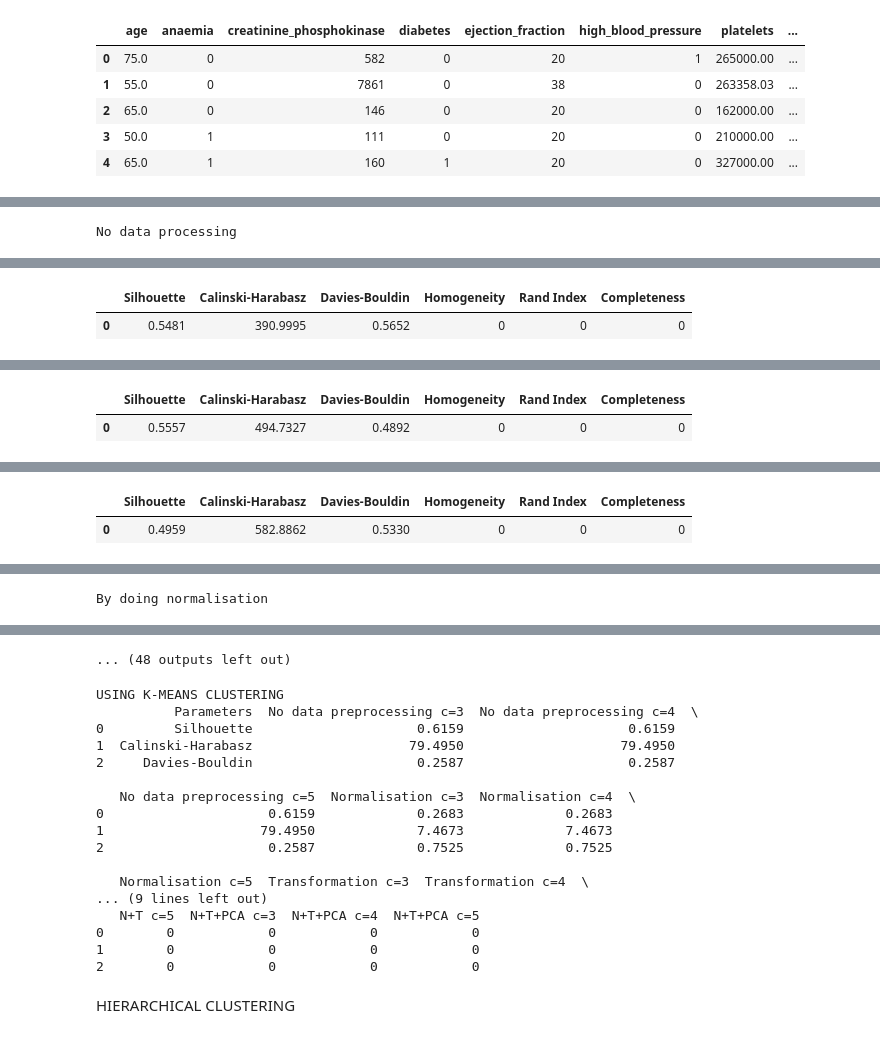
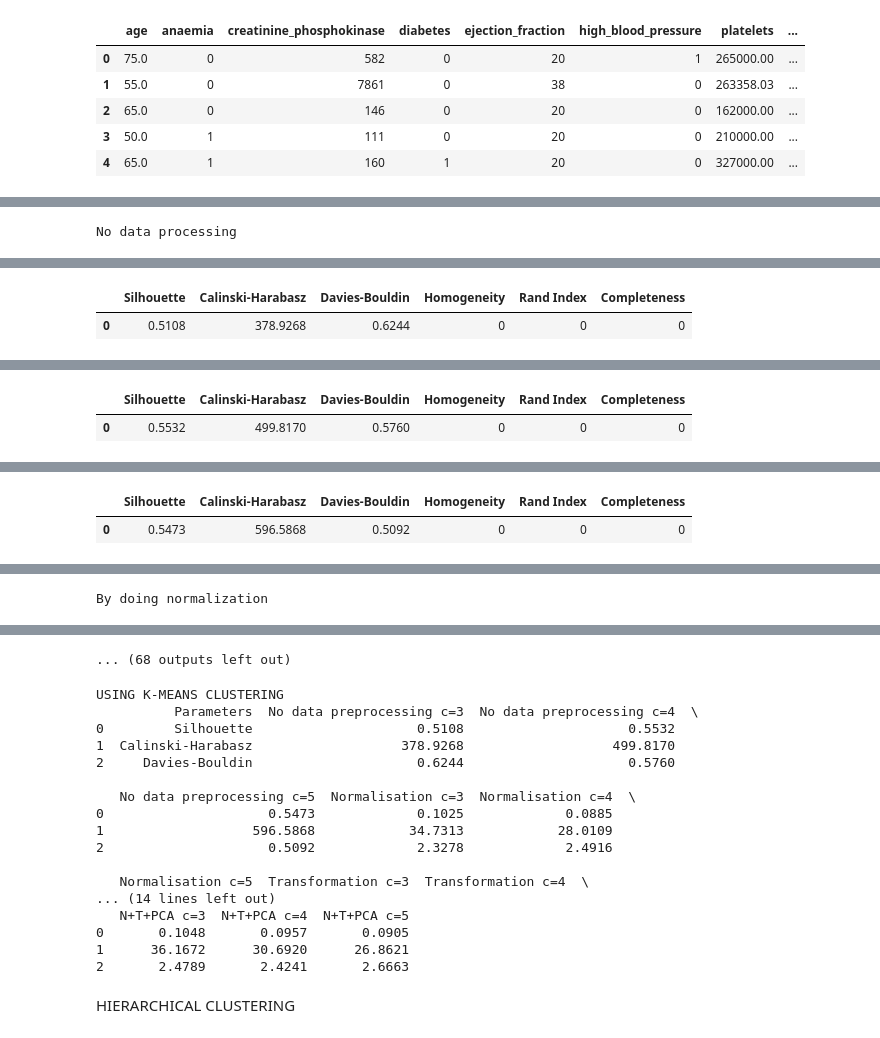
Before and after one commit to arushi-midha/clustering_analysis, a Jupyter notebook: clustering_analysis.ipynb, the cells around one changed output, grey strips where cells are left out. Saved outputs shown, nothing was run; the diff lists cells and outputs as text; code cells hidden in the pictures.

```diff
--- a/clustering_analysis.ipynb
+++ b/clustering_analysis.ipynb
@@ -70,49 +52,55 @@ def run_clustering():
 # %%
 print("No data processing")
 run_clustering()
 
-print("By doing normalisation")
-normalisation = setup(data=mydataset,normalize = True, normalize_method = 'zscore', verbose=False)
+print("By doing normalization")
+normalisation = setup(data=mydataset, normalize=True, verbose=False)
 run_clustering()
 
 print("By doing transformation")
-transformation=setup(data=mydataset,transformation = True, transformation_method = 'yeo-johnson', verbose=False)
+transformation = setup(data=mydataset, transformation=True, transformation_method='yeo-johnson', verbose=False)
 run_clustering()
 
 print("By doing PCA")
-pca=setup(data=mydataset,transformation = True,pca = True, pca_method = 'linear', verbose=False)
+pca = setup(data=mydataset, pca=True, pca_method='linear', verbose=False)
 run_clustering()
 
-print("By doing Normalisation+Transformation")
-nt=setup(data=mydataset,transformation = True, normalize = True,normalize_method = 'zscore',
-      transformation_method = 'yeo-johnson', verbose=False)
+print("By doing Normalisation + Transformation")
+nt = setup(data=mydataset, normalize=True, transformation=True, normalize_method='zscore', transformation_method='yeo-johnson', verbose=False)
 run_clustering()
 
-print("By doing Normalisation+Transformation+PCA")
-ntpca=setup(data=mydataset,transformation = True, normalize = True, pca = True,
-      normalize_method = 'zscore', transformation_method = 'yeo-johnson',
-      pca_method = 'linear',  verbose=False)
+print("By doing Normalisation + PCA")
+npca = setup(data=mydataset, normalize=True, pca=True, normalize_method='zscore', pca_method='linear', verbose=False)
 run_clustering()
+
+print("By doing Transformation + PCA")
+tpca = setup(data=mydataset, transformation=True, pca=True, transformation_method='yeo-johnson', pca_method='linear', verbose=False)
+run_clustering()
+
+print("By doing Normalisation + Transformation + PCA")
+ntpca = setup(data=mydataset, normalize=True, transformation=True, pca=True, normalize_method='zscore', transformation_method='yeo-johnson', pca_method='linear', verbose=False)
+run_clustering()
 # %% [output]
 No data processing
 [interactive output not drawn]
 |  | Silhouette | Calinski-Harabasz | Davies-Bouldin | Homogeneity | Rand Index | Completeness |
-| 0 | 0.5481 | 390.9995 | 0.5652 | 0 | 0 | 0 |
+| 0 | 0.5108 | 378.9268 | 0.6244 | 0 | 0 | 0 |
 [interactive output not drawn]
 [interactive output not drawn]
 |  | Silhouette | Calinski-Harabasz | Davies-Bouldin | Homogeneity | Rand Index | Completeness |
-| 0 | 0.5557 | 494.7327 | 0.4892 | 0 | 0 | 0 |
+| 0 | 0.5532 | 499.8170 | 0.5760 | 0 | 0 | 0 |
 [interactive output not drawn]
 [interactive output not drawn]
 |  | Silhouette | Calinski-Harabasz | Davies-Bouldin | Homogeneity | Rand Index | Completeness |
-| 0 | 0.4959 | 582.8862 | 0.5330 | 0 | 0 | 0 |
+| 0 | 0.5473 | 596.5868 | 0.5092 | 0 | 0 | 0 |
 [interactive output not drawn]
-By doing normalisation
+By doing normalization
 [interactive output not drawn]
-... (48 outputs left out)
+... (68 outputs left out)
 # %%
 import pandas as pd
 pd.set_option('display.max_columns', None)
+
 
 columns = ["Parameters",
            "No data preprocessing c=3", "No data preprocessing c=4", "No data preprocessing c=5",
@@ -120,6 +108,8 @@ columns = ["Parameters",
            "Transformation c=3", "Transformation c=4", "Transformation c=5",
            "PCA c=3", "PCA c=4", "PCA c=5",
            "N+T c=3", "N+T c=4", "N+T c=5",
+           "N+PCA c=3", "N+PCA c=4", "N+PCA c=5",
+           "T+PCA c=3", "T+PCA c=4", "T+PCA c=5",
            "N+T+PCA c=3", "N+T+PCA c=4", "N+T+PCA c=5"]
 
 
@@ -129,30 +119,29 @@ data = [
     ["Davies-Bouldin"] + dav_values
 ]
 
-# Create a DataFrame
 df = pd.DataFrame(data, columns=columns)
 
-# Print the DataFrame
+
 print("USING K-MEANS CLUSTERING")
 print(df)
 # %% [output]
 USING K-MEANS CLUSTERING
           Parameters  No data preprocessing c=3  No data preprocessing c=4  \
-0         Silhouette                     0.6159                     0.6159
-1  Calinski-Harabasz                    79.4950                    79.4950
-2     Davies-Bouldin                     0.2587                     0.2587
+0         Silhouette                     0.5108                     0.5532
+1  Calinski-Harabasz                   378.9268                   499.8170
+2     Davies-Bouldin                     0.6244                     0.5760
 
    No data preprocessing c=5  Normalisation c=3  Normalisation c=4  \
-0                     0.6159             0.2683             0.2683
-1                    79.4950             7.4673             7.4673
-2                     0.2587             0.7525             0.7525
+0                     0.5473             0.1025             0.0885
+1                   596.5868            34.7313            28.0109
+2                     0.5092             2.3278             2.4916
 
    Normalisation c=5  Transformation c=3  Transformation c=4  \
-... (9 lines left out)
-   N+T c=5  N+T+PCA c=3  N+T+PCA c=4  N+T+PCA c=5
-0        0            0            0            0
-1        0            0            0            0
-2        0            0            0            0
+... (14 lines left out)
+   N+T+PCA c=3  N+T+PCA c=4  N+T+PCA c=5
+0       0.1048       0.0957       0.0905
+1      36.1672      30.6920      26.8621
+2       2.4789       2.4241       2.6663
 # %% [markdown]
 HIERARCHICAL CLUSTERING
 # %%
```
Also changed, not shown: parts of 9 cells of this notebook.
